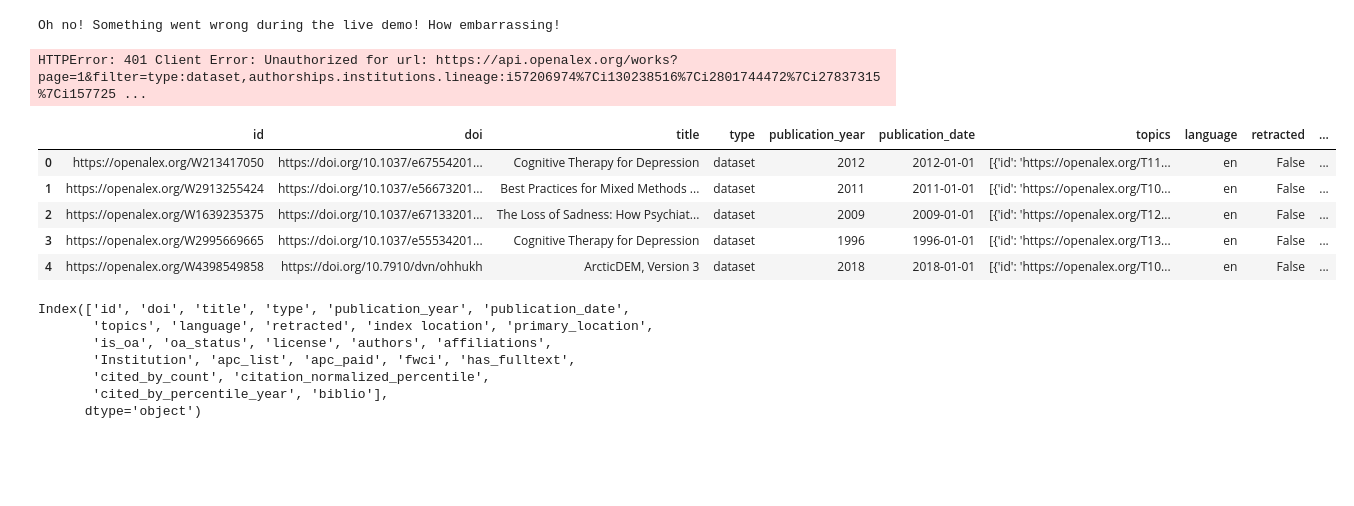
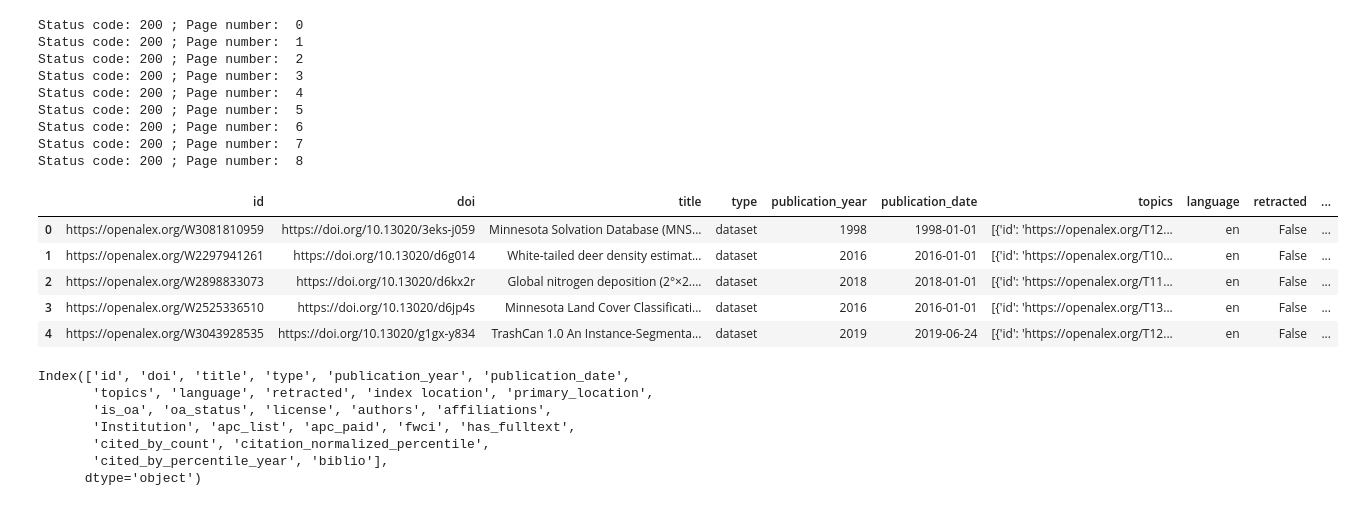
Before and after one commit to senderrr/OpenAlex, a Jupyter notebook: OpenAlex.ipynb, the cells around one changed output. Saved outputs shown, nothing was run; the diff lists cells and outputs as text; code cells hidden in the pictures; blank space fills up the shorter version.

```diff
--- a/OpenAlex.ipynb
+++ b/OpenAlex.ipynb
@@ -95,14 +87,23 @@ No API key found!!!
 #df = pd.read_json('OpenAlexDataCitation.json')
 #df
 #apiKey = '16B98mxBe1EkTVBDiZLmm3'
-URL = f"https://api.openalex.org/works?page=1&filter=type:dataset,authorships.institutions.lineage:i57206974|i130238516|i2801744472|i27837315|i157725225|i2802508227|i4210135927|i188538660|i205783295|i859038795|i135310074|i20089843|i130769515|i51556381|i79576946|i170897317|i204465549|i169521973|i114395901|i4210115145|i4210120349|i2799834026|i4210159608|i4400600966|i4210162301|i74973139|i173911158|i145311948|i40347166|i107639228&api_key={my_api_key}"
+#URL = f"https://api.openalex.org/works?page=1&filter=type:dataset,authorships.institutions.lineage:i57206974|i130238516|i2801744472|i27837315|i157725225|i2802508227|i4210135927|i188538660|i205783295|i859038795|i135310074|i20089843|i130769515|i51556381|i79576946|i170897317|i204465549|i169521973|i114395901|i4210115145|i4210120349|i2799834026|i4210159608|i4400600966|i4210162301|i74973139|i173911158|i145311948|i40347166|i107639228&api_key={my_api_key}"
 #URL = 'https://api.openalex.org/works?page=1&filter=type:dataset,authorships.institutions.lineage:i57206974|i130238516|i2801744472|i27837315|i157725225|i2802508227|i4210135927|i188538660|i205783295|i859038795|i135310074|i20089843|i130769515|i51556381|i79576946|i170897317|i204465549|i169521973|i114395901|i4210115145|i4210120349|i2799834026|i4210159608|i4400600966|i4210162301|i74973139|i173911158|i145311948|i40347166|i107639228}'
+UMNSourceURL = 'https://api.openalex.org/works?page=1&filter=type:dataset,primary_location.source.id:s4306402521|s4306481838|s4377196712|s4306464182|s4306490497|s4306480819|s4377196595|s7407053140|s4306476050|s4306401616'
+JSONOutFile= '3-18-UMN-Source-API.json'
 # %%
-with open('OpenAlexTwo.json', 'w') as outfile:
-    json.dump(OpenAlexAPI(URL, parameters), outfile)
+with open(JSONOutFile, 'w') as outfile:
+    json.dump(OpenAlexAPI(UMNSourceURL, parameters), outfile)
 # %% [output]
-Oh no! Something went wrong during the live demo! How embarrassing!
+Status code: 200 ; Page number:  0
+Status code: 200 ; Page number:  1
+Status code: 200 ; Page number:  2
+Status code: 200 ; Page number:  3
+Status code: 200 ; Page number:  4
+Status code: 200 ; Page number:  5
+Status code: 200 ; Page number:  6
+Status code: 200 ; Page number:  7
+Status code: 200 ; Page number:  8
-HTTPError: 401 Client Error: Unauthorized for url: https://api.openalex.org/works?page=1&filter=type:dataset,authorships.institutions.lineage:i57206974%7Ci130238516%7Ci2801744472%7Ci27837315%7Ci157725 ...
 # %%
 # Function that creates new dataframe from nested list
 def CleanJSON(column,InputDF):
@@ -115,15 +116,15 @@ def missing_index(df):
 # %%
 pd.set_option("display.max_columns", 55)
 # %%
-df = pd.read_json('OpenAlexDataCitation.json')
+df = pd.read_json(JSONOutFile)
 df.head()
 # %% [output]
 |  | id | doi | title | type | publication_year | publication_date | topics | language | retracted | ... |
-| 0 | https://openalex.org/W213417050 | https://doi.org/10.1037/e67554201... | Cognitive Therapy for Depression | dataset | 2012 | 2012-01-01 | [{'id': 'https://openalex.org/T11... | en | False | ... |
-| 1 | https://openalex.org/W2913255424 | https://doi.org/10.1037/e56673201... | Best Practices for Mixed Methods ... | dataset | 2011 | 2011-01-01 | [{'id': 'https://openalex.org/T10... | en | False | ... |
-| 2 | https://openalex.org/W1639235375 | https://doi.org/10.1037/e67133201... | The Loss of Sadness: How Psychiat... | dataset | 2009 | 2009-01-01 | [{'id': 'https://openalex.org/T12... | en | False | ... |
-| 3 | https://openalex.org/W2995669665 | https://doi.org/10.1037/e55534201... | Cognitive Therapy for Depression | dataset | 1996 | 1996-01-01 | [{'id': 'https://openalex.org/T13... | en | False | ... |
-| 4 | https://openalex.org/W4398549858 | https://doi.org/10.7910/dvn/ohhukh | ArcticDEM, Version 3 | dataset | 2018 | 2018-01-01 | [{'id': 'https://openalex.org/T10... | en | False | ... |
+| 0 | https://openalex.org/W3081810959 | https://doi.org/10.13020/3eks-j059 | Minnesota Solvation Database (MNS... | dataset | 1998 | 1998-01-01 | [{'id': 'https://openalex.org/T12... | en | False | ... |
+| 1 | https://openalex.org/W2297941261 | https://doi.org/10.13020/d6g014 | White-tailed deer density estimat... | dataset | 2016 | 2016-01-01 | [{'id': 'https://openalex.org/T10... | en | False | ... |
+| 2 | https://openalex.org/W2898833073 | https://doi.org/10.13020/d6kx2r | Global nitrogen deposition (2°×2.... | dataset | 2018 | 2018-01-01 | [{'id': 'https://openalex.org/T11... | en | False | ... |
+| 3 | https://openalex.org/W2525336510 | https://doi.org/10.13020/d6jp4s | Minnesota Land Cover Classificati... | dataset | 2016 | 2016-01-01 | [{'id': 'https://openalex.org/T13... | en | False | ... |
+| 4 | https://openalex.org/W3043928535 | https://doi.org/10.13020/g1gx-y834 | TrashCan 1.0 An Instance-Segmenta... | dataset | 2019 | 2019-06-24 | [{'id': 'https://openalex.org/T12... | en | False | ... |
 # %%
 # investigate the columns
 df.columns
```
Also changed, not shown: parts of 31 cells of this notebook, 5 other files.
